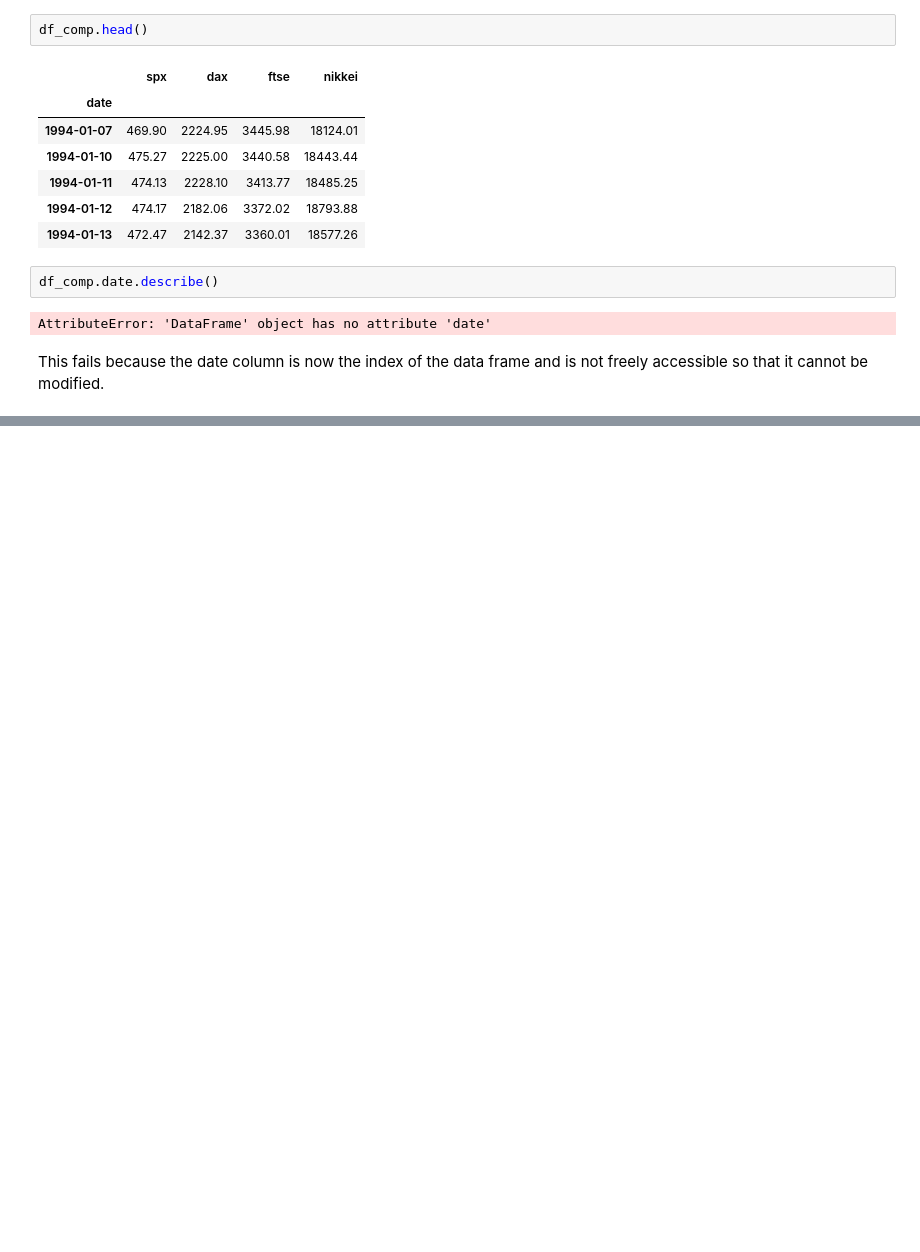
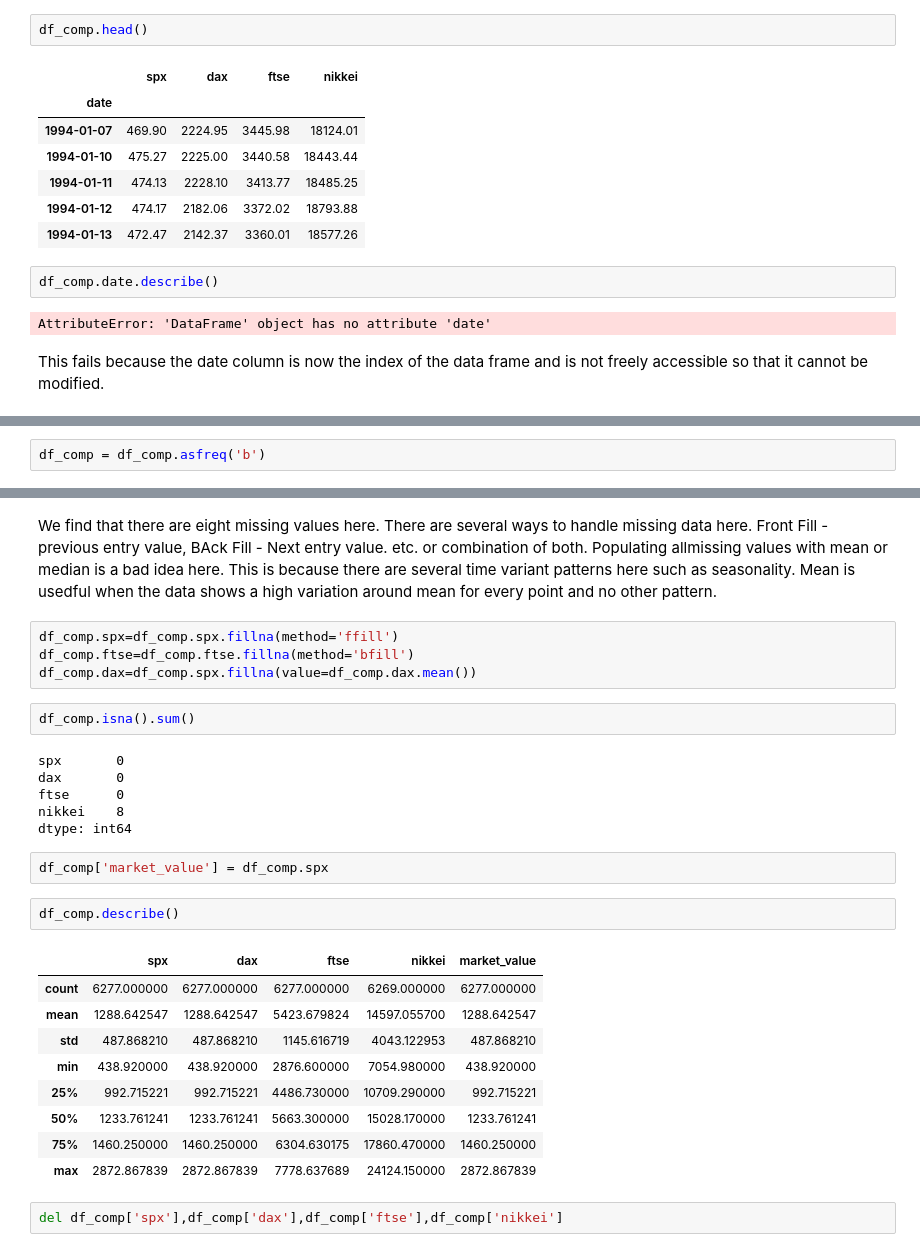
Before and after one commit to satyajitghosh/TimeSeriesAnalysis, a Jupyter notebook: DataRangerCourse/TS_Lecture1.ipynb, the cells around one changed output, grey strips where cells are left out. Saved outputs shown, nothing was run; the diff lists cells and outputs as text; blank space fills up the shorter version.

```diff
--- a/DataRangerCourse/TS_Lecture1.ipynb
+++ b/DataRangerCourse/TS_Lecture1.ipynb
@@ -104,0 +107,2 @@ This fails because the date column is now the index of the data frame and is not
+# %%
+df_comp = df_comp.asfreq('b')
@@ -104,0 +133,30 @@ This fails because the date column is now the index of the data frame and is not
+# %% [markdown]
+We find that there are eight missing values here. There are several ways to handle missing data here. Front Fill - previous entry value, BAck Fill - Next entry value. etc. or combination of both. Populating allmissing values with mean or median is a bad idea here. This is because there are several time variant patterns here such as seasonality. Mean is usedful when the data shows a high variation around mean for every point and no other pattern.
+# %%
+df_comp.spx=df_comp.spx.fillna(method='ffill')
+df_comp.ftse=df_comp.ftse.fillna(method='bfill')
+df_comp.dax=df_comp.spx.fillna(value=df_comp.dax.mean())
+# %%
+df_comp.isna().sum()
+# %% [output]
+spx       0
+dax       0
+ftse      0
+nikkei    8
+dtype: int64
+# %%
+df_comp['market_value'] = df_comp.spx
+# %%
+df_comp.describe()
+# %% [output]
+|  | spx | dax | ftse | nikkei | market_value |
+| count | 6277.000000 | 6277.000000 | 6277.000000 | 6269.000000 | 6277.000000 |
+| mean | 1288.642547 | 1288.642547 | 5423.679824 | 14597.055700 | 1288.642547 |
+| std | 487.868210 | 487.868210 | 1145.616719 | 4043.122953 | 487.868210 |
+| min | 438.920000 | 438.920000 | 2876.600000 | 7054.980000 | 438.920000 |
+| 25% | 992.715221 | 992.715221 | 4486.730000 | 10709.290000 | 992.715221 |
+| 50% | 1233.761241 | 1233.761241 | 5663.300000 | 15028.170000 | 1233.761241 |
+| 75% | 1460.250000 | 1460.250000 | 6304.630175 | 17860.470000 | 1460.250000 |
+| max | 2872.867839 | 2872.867839 | 7778.637689 | 24124.150000 | 2872.867839 |
+# %%
+del df_comp['spx'],df_comp['dax'],df_comp['ftse'],df_comp['nikkei']
```
Also changed, not shown: parts of 13 cells of this notebook.
